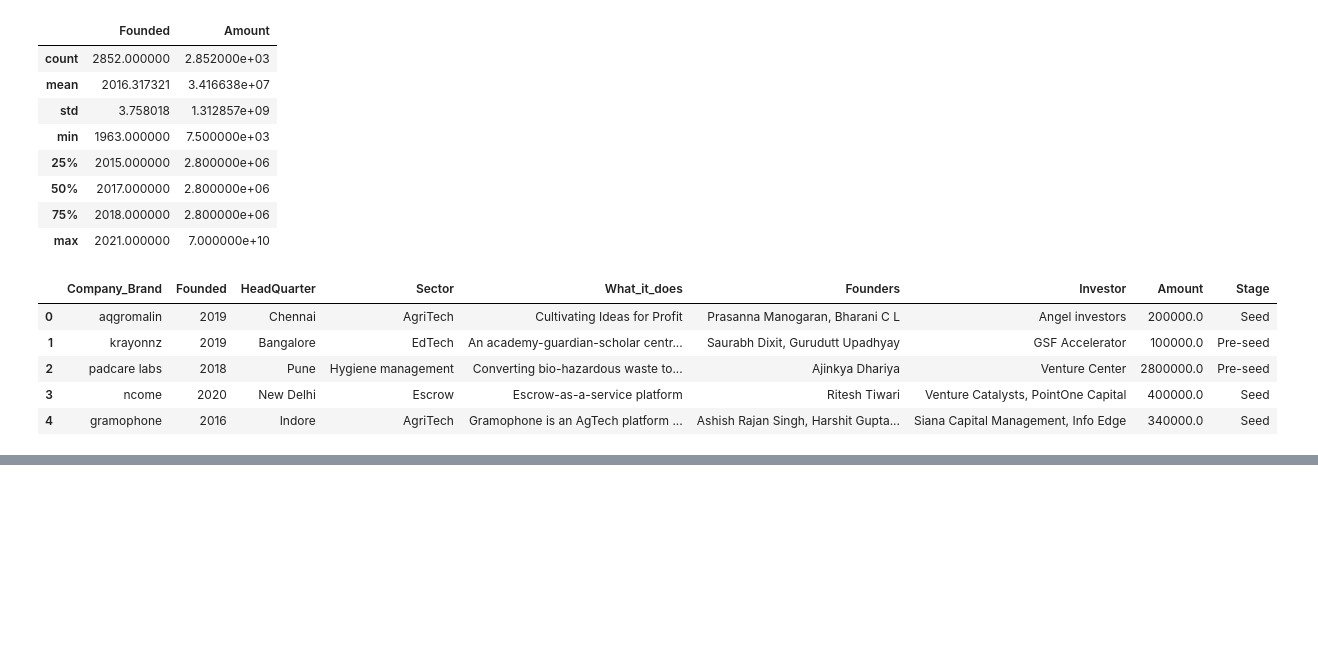
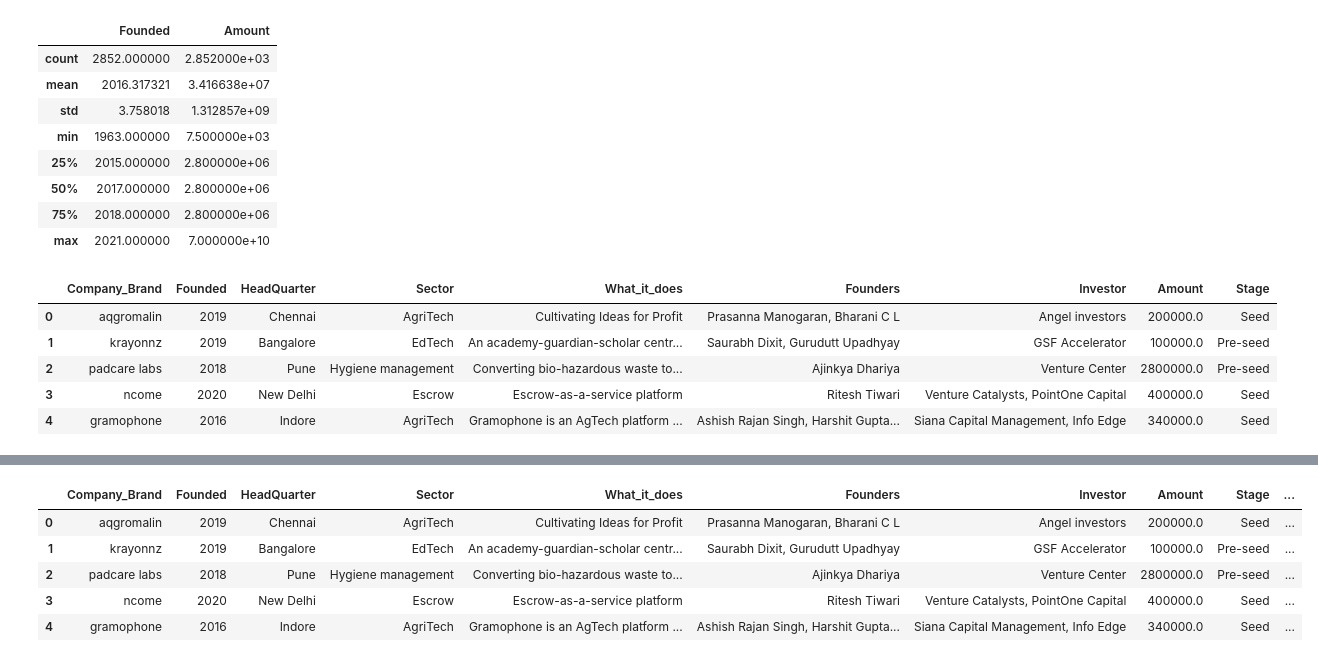
Before and after one commit to Ogoms/Analyzing-Indian-Startup-Funding-Trends-2018-2021-with-CRISP-DM, a Jupyter notebook: Notebook/Main.ipynb, the cells around one changed output, grey strips where cells are left out. Cells and saved outputs as stored; diff of their text form; code cells hidden in the pictures; blank space fills up the shorter version.

```diff
--- a/Notebook/Main.ipynb
+++ b/Notebook/Main.ipynb
@@ -450,0 +487,40 @@ merged_data.head()
+# %%
+# Success Metrics Proxy
+
+# Calculate the minimum and maximum values of the 'Amount' column
+min_amount = merged_data['Amount'].min()
+max_amount = merged_data['Amount'].max()
+
+# Normalize the 'Amount' column using Min-Max scaling
+merged_data['Amount_Normalized'] = (merged_data['Amount'] - min_amount) / (max_amount - min_amount)
+
+# Calculate a simple success score based on funding amount and year founded
+merged_data['Success_Score'] = merged_data['Amount_Normalized'] * (2021 - merged_data['Founded'])
+
+
+# Revenue Growth Proxy
+
+# Group by 'Founded' year and calculate the average normalized funding amount
+revenue_growth_proxy = merged_data.groupby('Founded')['Amount_Normalized'].mean()
+
+# Reset index to convert the result back to a DataFrame
+revenue_growth_proxy = revenue_growth_proxy.reset_index()
+
+# Rename columns for clarity
+revenue_growth_proxy.columns = ['Year_Founded', 'Revenue_Growth_Proxy']
+
+# Display the resulting DataFrame
+print(revenue_growth_proxy.head())
+
+
+
+# Market Expansion Proxy
+
+
+# Categorize startups into cohorts based on their founding years
+bins = [1960, 1990, 2000, 2010, 2020, 2030]  # Define bins for founding years
+labels = ['1960s-1980s', '1990s', '2000s', '2010s', '2020s']  # Labels for each cohort
+merged_data['Founded_Cohort'] = pd.cut(merged_data['Founded'], bins=bins, labels=labels, right=False)
+
+# Analyze funding trends within each cohort
+funding_trends_by_cohort = merged_data.groupby('Founded_Cohort')['Amount'].sum()
@@ -450,0 +543,9 @@ merged_data.head()
+# %%
+merged_data.head()
+# %% [output]
+|  | Company_Brand | Founded | HeadQuarter | Sector | What_it_does | Founders | Investor | Amount | Stage | ... |
+| 0 | aqgromalin | 2019 | Chennai | AgriTech | Cultivating Ideas for Profit | Prasanna Manogaran, Bharani C L | Angel investors | 200000.0 | Seed | ... |
+| 1 | krayonnz | 2019 | Bangalore | EdTech | An academy-guardian-scholar centr... | Saurabh Dixit, Gurudutt Upadhyay | GSF Accelerator | 100000.0 | Pre-seed | ... |
+| 2 | padcare labs | 2018 | Pune | Hygiene management | Converting bio-hazardous waste to... | Ajinkya Dhariya | Venture Center | 2800000.0 | Pre-seed | ... |
+| 3 | ncome | 2020 | New Delhi | Escrow | Escrow-as-a-service platform | Ritesh Tiwari | Venture Catalysts, PointOne Capital | 400000.0 | Seed | ... |
+| 4 | gramophone | 2016 | Indore | AgriTech | Gramophone is an AgTech platform ... | Ashish Rajan Singh, Harshit Gupta... | Siana Capital Management, Info Edge | 340000.0 | Seed | ... |
```
Also changed, not shown: parts of 8 cells of this notebook, 1 other file.
